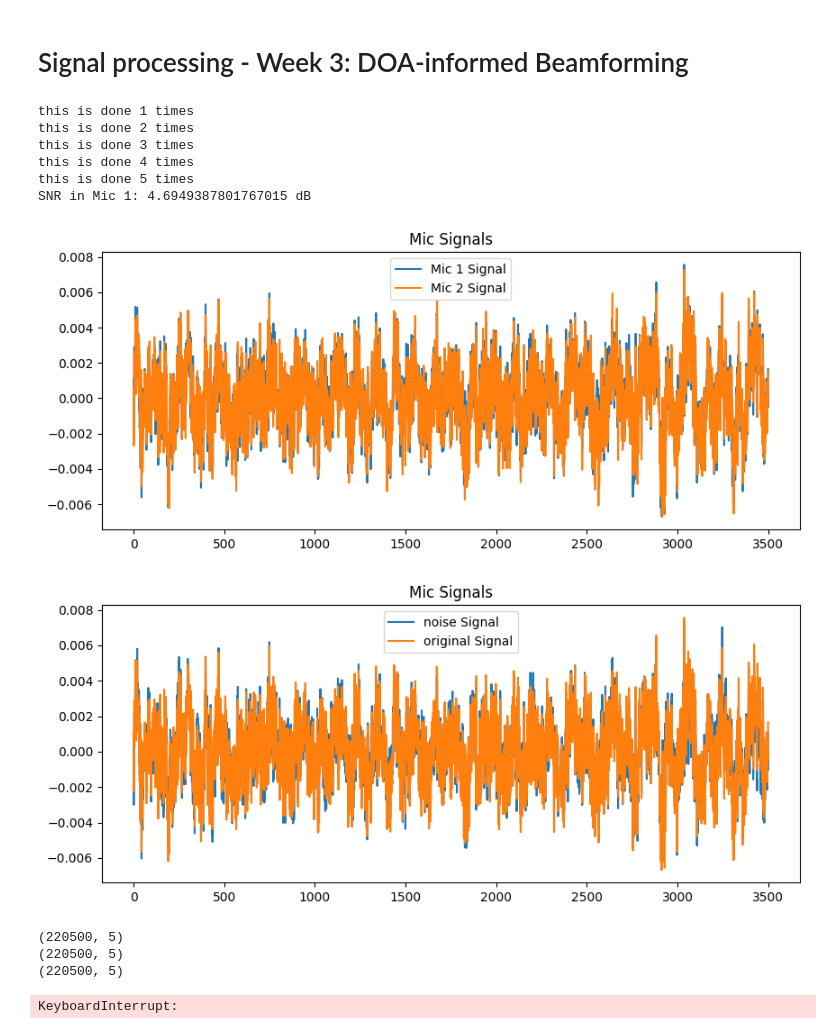
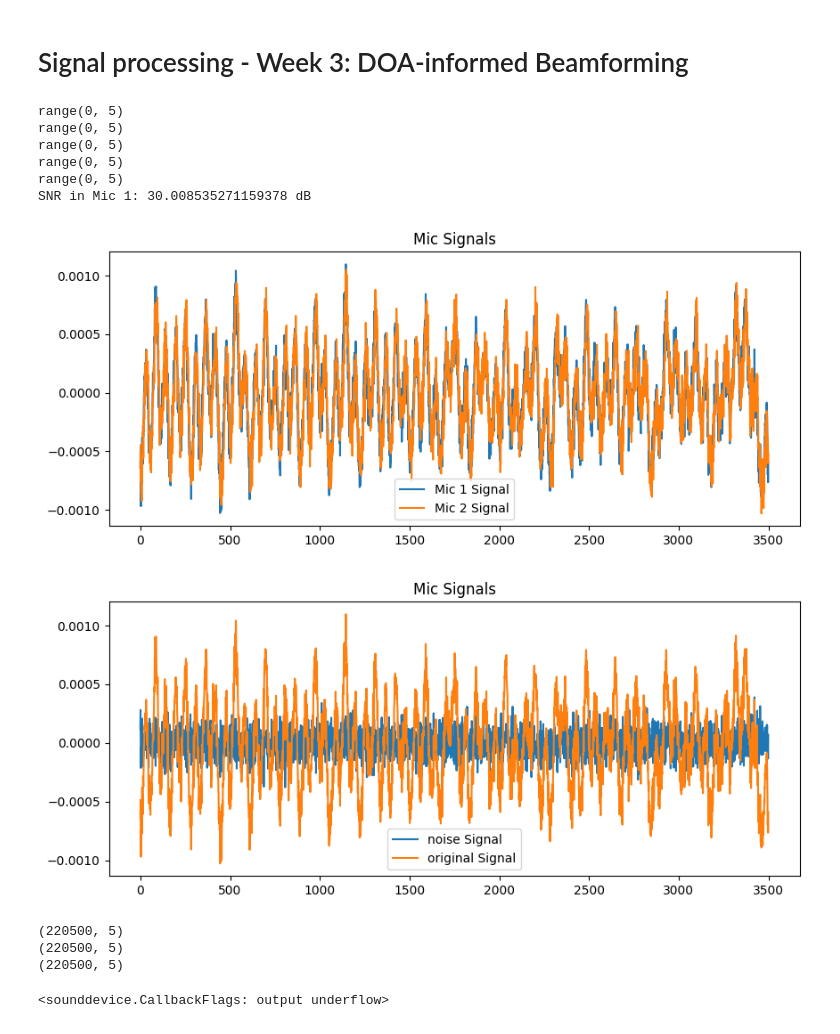
Before and after one commit to HeartUnderBladepyz/P-D-ISSP, a Jupyter notebook: notebook_skeleton.ipynb, the cells around one changed output. Cells and saved outputs as stored; diff of their text form; code cells hidden in the pictures.

```diff
--- a/notebook_skeleton.ipynb
+++ b/notebook_skeleton.ipynb
@@ -211,10 +224,10 @@ def create_micsigs(target_audio_files, noise_audio_files, acousticScenario, T_s,
 
 hm_sources = ["C:/Users/uprub/Documents/PandD/pandd2023-base/sound_files/head_mounted_rirs/s30"]
 Time_duration = 5
-mic, speech, noise, _ = create_micsigs(["C:/Users/uprub/Documents/PandD/pandd2023-base/sound_files/rep_part1_track1_dry.wav","C:/Users/uprub/Documents/PandD/pandd2023-base/sound_files/rep_part1_track1_dry.wav"], ["C:/Users/uprub/Documents/PandD/pandd2023-base/sound_files/Babble_noise1.wav"], acousticScenario, Time_duration, [])
+mic, speech, noise, _ = create_micsigs(["C:/Users/uprub/Documents/PandD/pandd2023-base/sound_files/whitenoise_signal_1.wav"], [], acousticScenario, Time_duration, [])
 plt.figure(figsize=(10, 4))
-plt.plot(mic[5500:6000, 0], label="Mic 1 Signal")
-plt.plot(mic[5500:6000, 1], label="Mic 2 Signal")
+plt.plot(mic[:, 0], label="Mic 1 Signal")
+plt.plot(mic[:, 1], label="Mic 2 Signal")
 plt.legend()
 plt.title("Mic Signals")
 plt.show()
@@ -1015,15 +1089,18 @@ def create_micsigs(target_audio_files, noise_audio_files, acousticScenario, T_s,
                 active_speech = received_speech[vad,0]
                 P_speech = np.var(active_speech)
                 P_noise_sources = np.var(noise_sources_signal[:, 0])
-                noise_power = 0.1 * P_speech
-                noise_signal = np.random.normal(0, np.sqrt(noise_power), len(speech_components[0]))
-                noise_3[:, 0] = noise_signal  # Store additional noise signal
+                noise_power = 0.001 * P_speech
+
 
                 # Add noise to the microphone signal
-                i = 0
+                #i = 0
                 for mic_idxx in range(num_micro):
-                    i += 1
-                    print("this is done", i, "times")
+                    print(range(num_micro))
+                    #i += 1
+                    #print("this is done", i, "times")
+                    noise_signal = np.random.normal(0, np.sqrt(noise_power), len(speech_components[0]))
+                    if (mic_idxx == 0):
+                        noise_3[:, 0] = noise_signal  # Store additional noise signal
                     mic_signals[:, mic_idxx] += noise_signal
                     received_noise[:, mic_idxx] += noise_signal
 
@@ -1063,43 +1140,43 @@ def create_micsigs(target_audio_files, noise_audio_files, acousticScenario, T_s,
                 mic_signal += signal.fftconvolve(speech, rir_speech, mode='same')
 
             mic_signals[:, mic_idx] = mic_signal
 
     return mic_signals, received_speech, received_noise, fs
 
 
 # Example usage
 Time_duration = 5
-mic, speech, noise, _ = create_micsigs(["C:/Users/uprub/Documents/PandD/pandd2023-base/sound_files/part1_track1_dry.wav","C:/Users/uprub/Documents/PandD/pandd2023-base/sound_files/part1_track2_dry.wav"], ["C:/Users/uprub/Documents/PandD/pandd2023-base/sound_files/Babble_noise1.wav"], acousticScenario, Time_duration, [])
+mic, speech, noise, _ = create_micsigs(["C:/Users/uprub/Documents/PandD/pandd2023-base/sound_files/part1_track1_dry.wav","C:/Users/uprub/Documents/PandD/pandd2023-base/sound_files/part1_track2_dry.wav"], [], acousticScenario, Time_duration, [])
 comb = speech[5500:9000, 0] + noise[5500:9000, 0]
 plt.figure(figsize=(10, 4))
 plt.plot(mic[5500:9000, 0], label="Mic 1 Signal")
 plt.plot(mic[5500:9000, 1], label="Mic 2 Signal")
 plt.legend()
 plt.title("Mic Signals")
 plt.show()
 plt.figure(figsize=(10, 4))
 plt.plot(noise[5500:9000, 0], label="noise Signal")
 plt.plot(comb, label="original Signal")
 plt.legend()
 plt.title("Mic Signals")
 plt.show()
 
 # Print shape of the microphone signals
 print(mic.shape)
 print(speech.shape)
 print(noise.shape)
 sd.play(mic[:, 0], samplerate=acousticScenario.fs)
 sd.wait()  # Wait until playback finishes
 # %% [output]
-this is done 1 times
-this is done 2 times
-this is done 3 times
-this is done 4 times
-this is done 5 times
-SNR in Mic 1: 4.6949387801767015 dB
+range(0, 5)
+range(0, 5)
+range(0, 5)
+range(0, 5)
+range(0, 5)
+SNR in Mic 1: 30.008535271159378 dB
-[figure, old version]
+[figure, new version]
-[figure, old version]
+[figure, new version]
 (220500, 5)
 (220500, 5)
 (220500, 5)
-KeyboardInterrupt:
+<sounddevice.CallbackFlags: output underflow>
```
Also changed, not shown: parts of 25 cells of this notebook.
